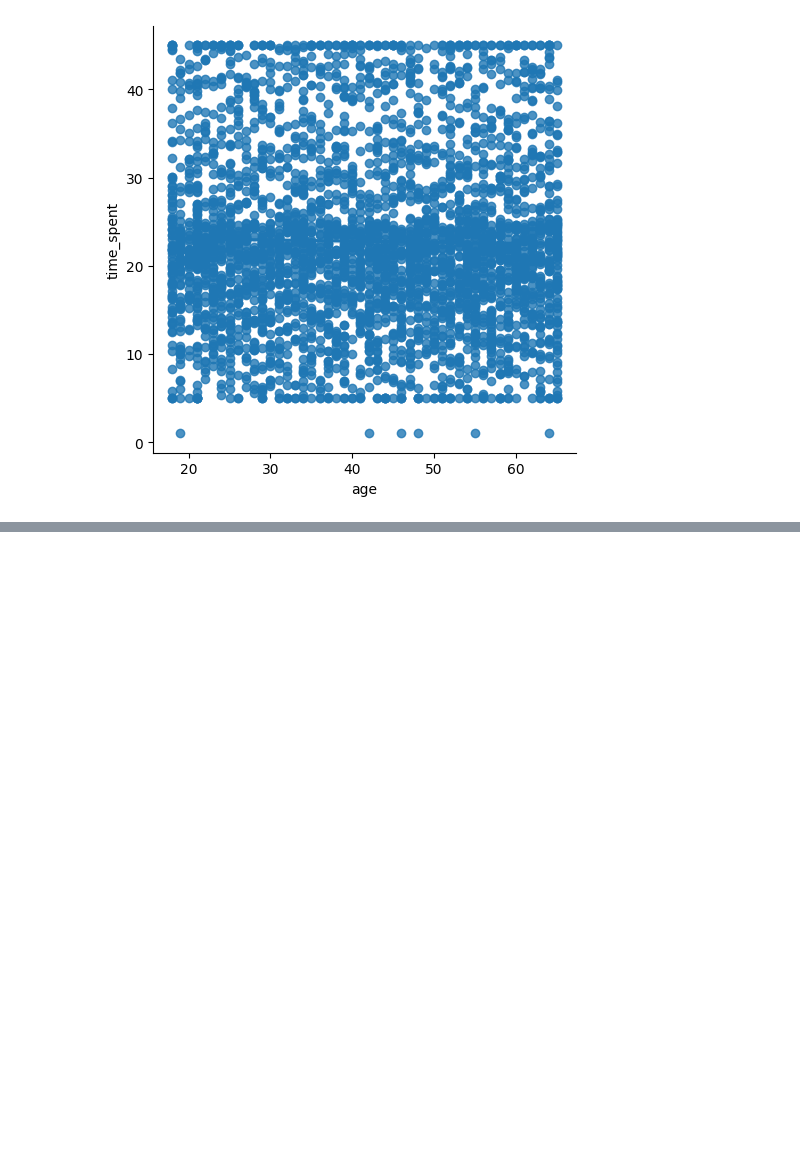
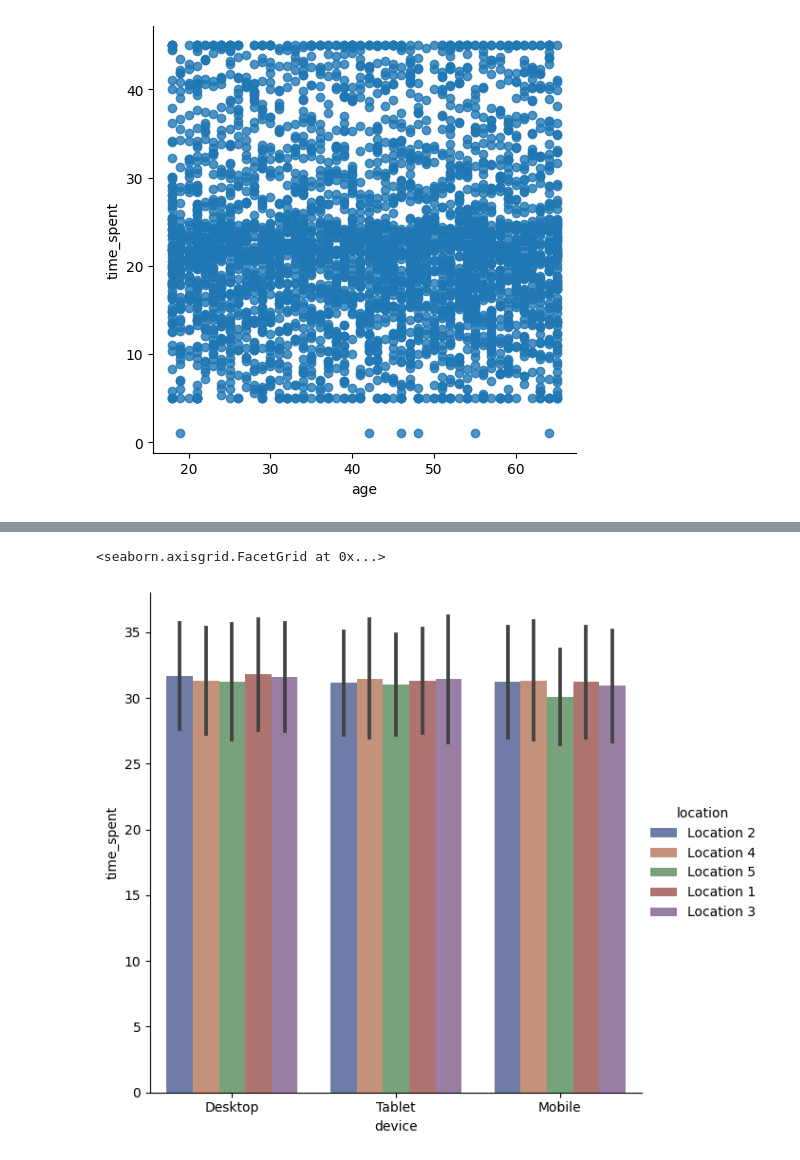
Before and after one commit to CodyDong/schulich_data_science, a Jupyter notebook: Hao Dong Test1.ipynb, the cells around one changed output, grey strips where cells are left out. Cells and saved outputs as stored; diff of their text form; code cells hidden in the pictures; blank space fills up the shorter version.

```diff
--- a/Hao Dong Test1.ipynb
+++ b/Hao Dong Test1.ipynb
@@ -332,0 +339,8 @@ sns.lmplot(data = df_check0, x='age', y='time_spent')
+# %%
+sns.catplot(
+    data=df_check1, kind="bar",
+    x="device", y="time_spent", hue="location",
+    errorbar="sd", palette="dark", alpha=.6, height=6)
+# %% [output]
+<seaborn.axisgrid.FacetGrid at 0x...>
+[figure, added]
```
Also changed, not shown: parts of 6 cells of this notebook.
